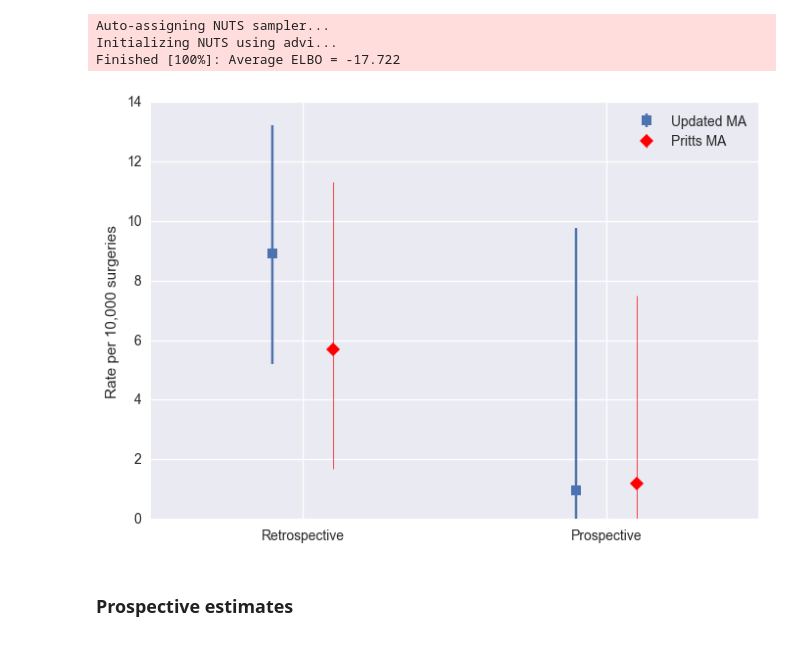
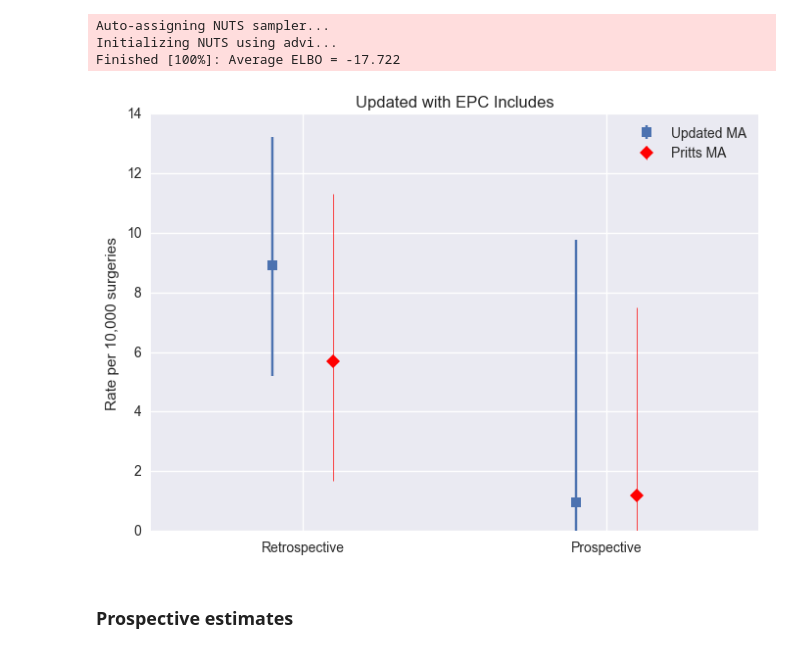
Before and after one commit to VanderbiltPopHealthSci/uterine_fibroids_MA, a Jupyter notebook: Key Question 3 Meta-analysis.ipynb, the cells around one changed output. Cells and saved outputs as stored; diff of their text form; code cells hidden in the pictures.

Commit message:
added title to forest plots

```diff
--- a/Key Question 3 Meta-analysis.ipynb
+++ b/Key Question 3 Meta-analysis.ipynb
@@ -224,7 +224,7 @@ By comparison, estimates from Pritts' supplement:
 
 ![pritts estimates](pritts_table.png)
 # %%
-def pritts_plot(traces):
+def pritts_plot(traces, title=''):
 
     intervals = [pm.stats.hpd(tr['p_10000'][-keep:]) for tr in traces]
 
@@ -238,5 +238,6 @@ def pritts_plot(traces):
     plt.xticks(range(3), ['Retrospective', 'Prospective'])
     plt.ylabel('Rate per 10,000 surgeries')
     plt.xlim(-0.5, 1.5)
+    plt.title(title)
     plt.legend();
 # %%
@@ -348,9 +345,9 @@ Auto-assigning NUTS sampler...
 Initializing NUTS using advi...
 Finished [100%]: Average ELBO = -17.722
 # %%
-pritts_plot([epc_retrospective_trace, epc_prospective_trace])
+pritts_plot([epc_retrospective_trace, epc_prospective_trace], 'Updated with EPC Includes')
 # %% [output]
-[figure, old version]
+[figure, new version]
 # %% [markdown]
 ### Prospective estimates
 # %%
```
Also changed, not shown: parts of 5 cells of this notebook.
